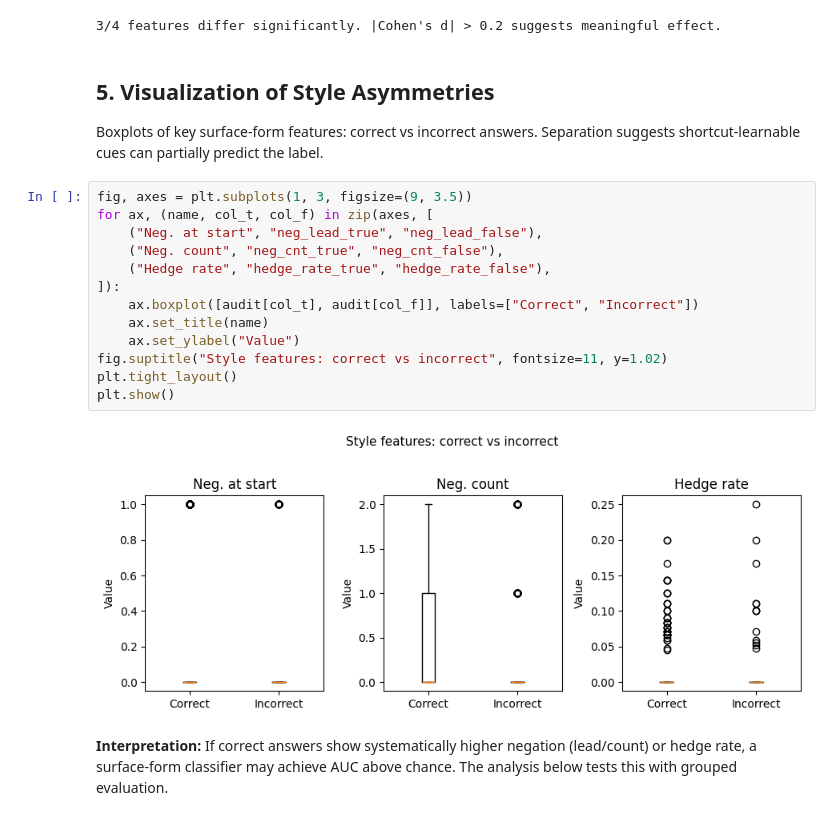
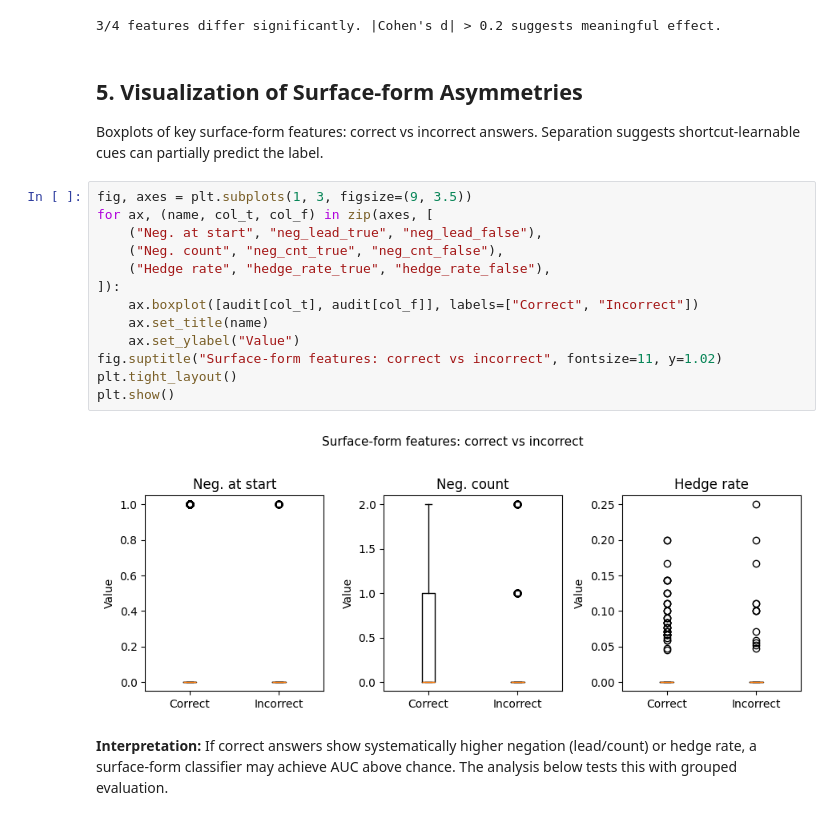
Before and after one commit to foadnamjoo/truthfulqa-audit, a Jupyter notebook: TruthfulQA_Style_Confound_Audit.ipynb, the cells around one changed output. Cells and saved outputs as stored; diff of their text form.

```diff
--- a/TruthfulQA_Style_Confound_Audit.ipynb
+++ b/TruthfulQA_Style_Confound_Audit.ipynb
@@ -262,23 +267,23 @@ print(f"\n{n_sig}/{len(features)} features differ significantly. |Cohen's d| > 0
 | 3 | auth_rate | 0.0001 | 0.0001 | -0.0092 | 0.8549 | False |
 3/4 features differ significantly. |Cohen's d| > 0.2 suggests meaningful effect.
 # %% [markdown]
-## 5. Visualization of Style Asymmetries
+## 5. Visualization of Surface-form Asymmetries
 
 Boxplots of key surface-form features: correct vs incorrect answers. Separation suggests shortcut-learnable cues can partially predict the label.
 # %%
 fig, axes = plt.subplots(1, 3, figsize=(9, 3.5))
 for ax, (name, col_t, col_f) in zip(axes, [
     ("Neg. at start", "neg_lead_true", "neg_lead_false"),
     ("Neg. count", "neg_cnt_true", "neg_cnt_false"),
     ("Hedge rate", "hedge_rate_true", "hedge_rate_false"),
 ]):
     ax.boxplot([audit[col_t], audit[col_f]], labels=["Correct", "Incorrect"])
     ax.set_title(name)
     ax.set_ylabel("Value")
-fig.suptitle("Style features: correct vs incorrect", fontsize=11, y=1.02)
+fig.suptitle("Surface-form features: correct vs incorrect", fontsize=11, y=1.02)
 plt.tight_layout()
 plt.show()
 # %% [output]
-[figure, old version]
+[figure, new version]
 # %% [markdown]
 **Interpretation:** If correct answers show systematically higher negation (lead/count) or hedge rate, a surface-form classifier may achieve AUC above chance. The analysis below tests this with grouped evaluation.
```
Also changed, not shown: parts of 22 cells of this notebook, 7 other files.
